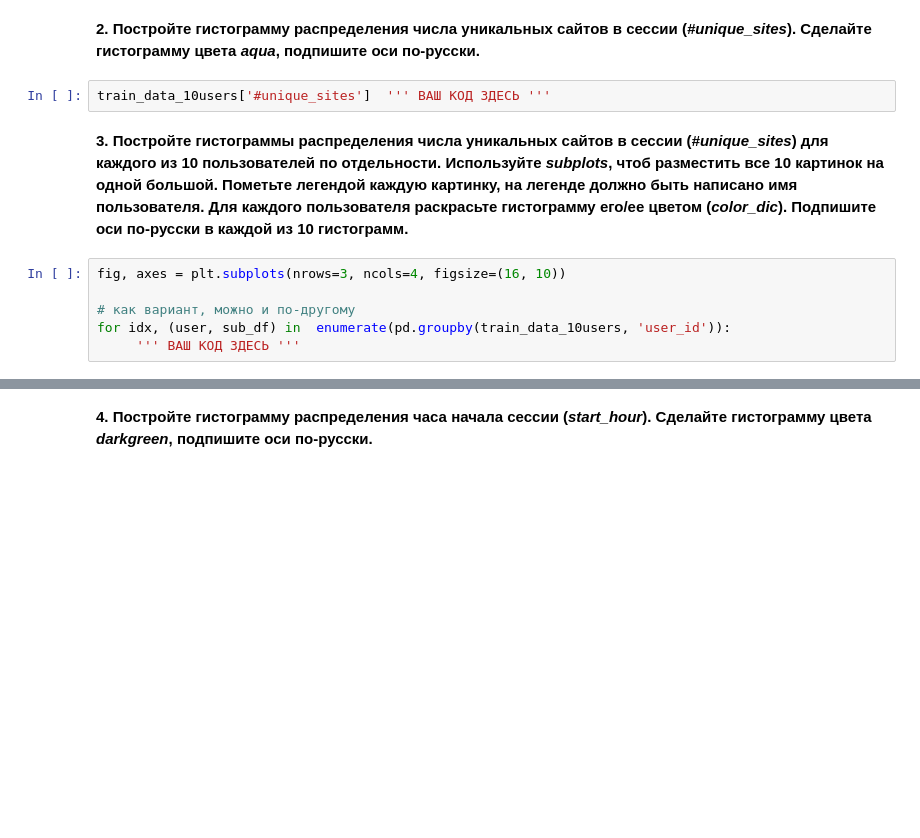
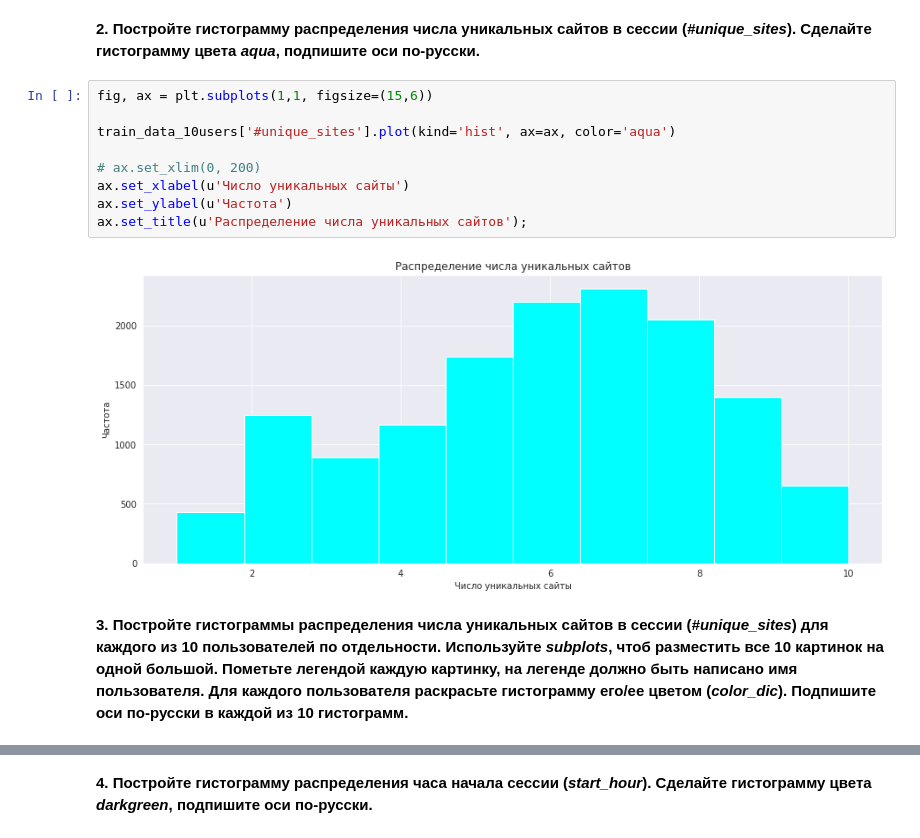
Before and after one commit to kryvokhyzha/capstone-user-identification, a Jupyter notebook: app/week3_original.ipynb, the cells around one changed output, grey strips where cells are left out. Cells and saved outputs as stored; diff of their text form; blank space fills up the shorter version.

```diff
--- a/app/week3_original.ipynb
+++ b/app/week3_original.ipynb
@@ -202,12 +232,15 @@ train_data_10users['session_timespan']  ''' ВАШ КОД ЗДЕСЬ '''
 # %% [markdown]
 **2. Постройте гистограмму распределения числа уникальных сайтов в сессии (*#unique_sites*). Сделайте гистограмму цвета *aqua*, подпишите оси по-русски.**
-# %%
-train_data_10users['#unique_sites']  ''' ВАШ КОД ЗДЕСЬ '''
+# %%
+fig, ax = plt.subplots(1,1, figsize=(15,6))
+
+train_data_10users['#unique_sites'].plot(kind='hist', ax=ax, color='aqua')
+
+# ax.set_xlim(0, 200)
+ax.set_xlabel(u'Число уникальных сайты')
+ax.set_ylabel(u'Частота')
+ax.set_title(u'Распределение числа уникальных сайтов');
+# %% [output]
+[figure, added]
 # %% [markdown]
 **3. Постройте гистограммы распределения числа уникальных сайтов в сессии (*#unique_sites*) для каждого из 10 пользователей по отдельности. Используйте *subplots*, чтоб разместить все 10 картинок на одной большой. Пометьте легендой каждую картинку, на легенде должно быть написано имя пользователя. Для каждого пользователя раскрасьте гистограмму его/ее цветом (*color_dic*). Подпишите оси по-русски в каждой из 10 гистограмм.**
-# %%
-fig, axes = plt.subplots(nrows=3, ncols=4, figsize=(16, 10))
-
-# как вариант, можно и по-другому
-for idx, (user, sub_df) in  enumerate(pd.groupby(train_data_10users, 'user_id')):
-     ''' ВАШ КОД ЗДЕСЬ '''
```
Also changed, not shown: parts of 25 cells of this notebook.
